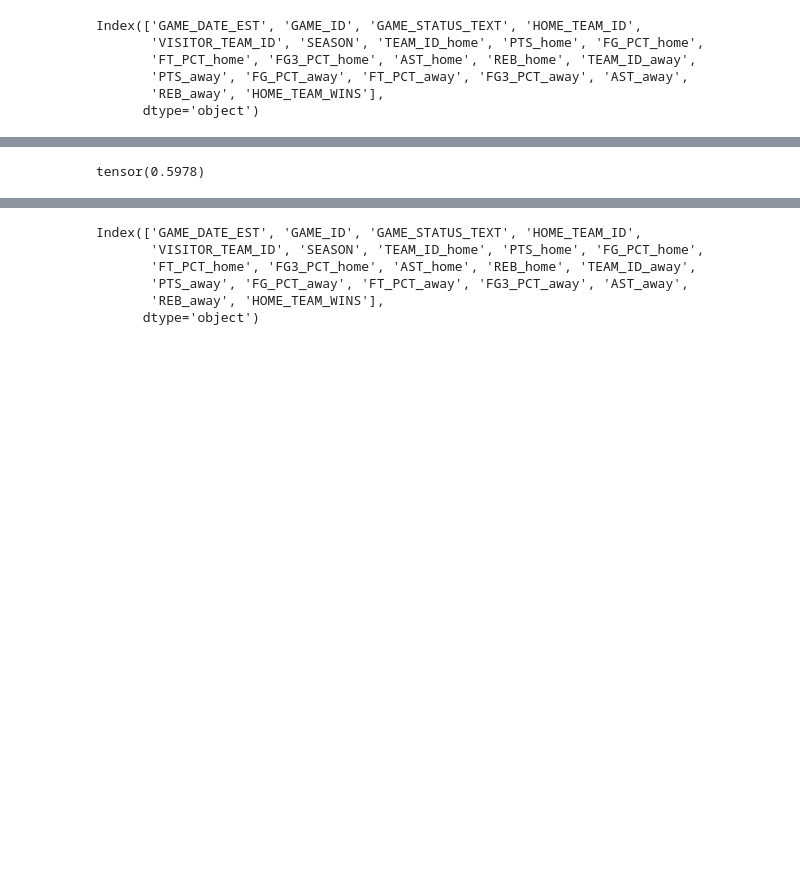
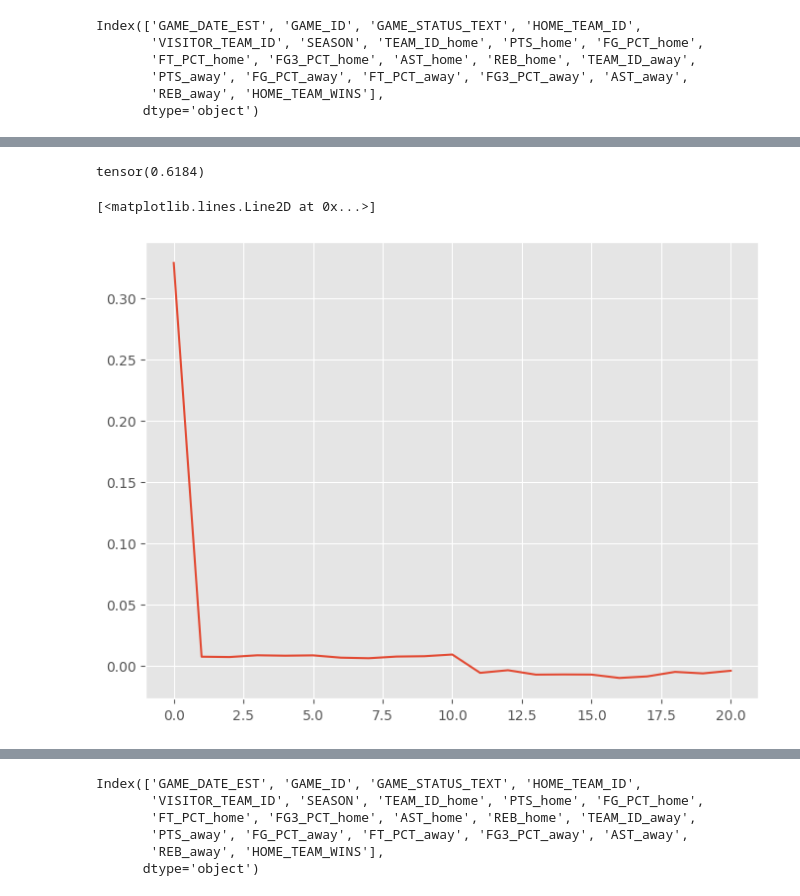
Before and after one commit to Maqerfoo/NBA_predictor, a Jupyter notebook: MBML.ipynb, the cells around one changed output, grey strips where cells are left out. Cells and saved outputs as stored; diff of their text form; code cells hidden in the pictures; blank space fills up the shorter version.

```diff
--- a/MBML.ipynb
+++ b/MBML.ipynb
@@ -101,3 +106,9 @@ away_stats=torch.tensor(away_stats).float()
 
 home_stats_test=torch.tensor(home_stats_test).float()
 away_stats_test=torch.tensor(away_stats_test).float()
+
+X=torch.cat((torch.ones(len(home_stats),1),home_stats,away_stats),dim=1)
+X_test=torch.cat((torch.ones(len(home_stats_test),1),home_stats_test,away_stats_test),dim=1)
+
+y=torch.tensor(training_games["HOME_TEAM_WINS"].values,device=device).float()
+y_test=torch.tensor(testing_games["HOME_TEAM_WINS"].values,device=device).float()
@@ -164,3 +115,15 @@ pyro.clear_param_store()
+# %%
+def log_regress(X, obs=None):
+    with pyro.plate("param", X.shape[1]):
+         alpha=pyro.sample("alpha", pyro.distributions.Beta(10,10))
+         beta = pyro.sample("beta", pyro.distributions.Normal(0, 1.0/alpha))
+    with pyro.plate("data", len(X)):
+        y=pyro.sample("y", pyro.distributions.Bernoulli(torch.sigmoid(torch.matmul(X,beta))), obs=obs)
+# %%
+# Define guide function
+guide =AutoMultivariateNormal(log_regress)
+# Reset parameter values
+pyro.clear_param_store()
 # %%
 # Define the number of optimization steps
 n_steps = 10000
@@ -207,22 +167,21 @@ torch.set_printoptions(threshold=10_000)
 # %%
-
-
-# Make predictions for test set
-predictive = Predictive(model, guide=guide, num_samples=1000,
-                        return_sites=("obs", "_RETURN"))
-samples = predictive(home_stats_test,away_stats_test)
+predictive = Predictive(log_regress, guide=guide, num_samples=1000,
+                        return_sites=("beta","y"))
+samples = predictive(X_test)
+# %%
+y_pred=samples["y"].mean(axis=0)
+
+y_pred[y_pred > 0.5] = 1
+y_pred[y_pred <= 0.5] =0
+
+torch.mean((y_pred == y_test).float())
+# %% [output]
+tensor(0.6184)
 # %%
-y_pred=samples["_RETURN"].mean(axis=0)
-y_pred
+plt.plot(samples["beta"].mean(axis=0))
+# %% [output]
+[<matplotlib.lines.Line2D at 0x...>]
+[figure, added]
-# %%
-y_pred=samples["_RETURN"].mean(axis=0)
-
-y_pred[y_pred > 0.5] = 1
-y_pred[y_pred <= 0.5] =0
-
-torch.mean((y_pred == y_test).float())
-# %% [output]
-tensor(0.5978)
 # %%
 # Run inference in Pyro
 #nuts_kernel = NUTS(model)
```
Also changed, not shown: parts of 79 cells of this notebook.
